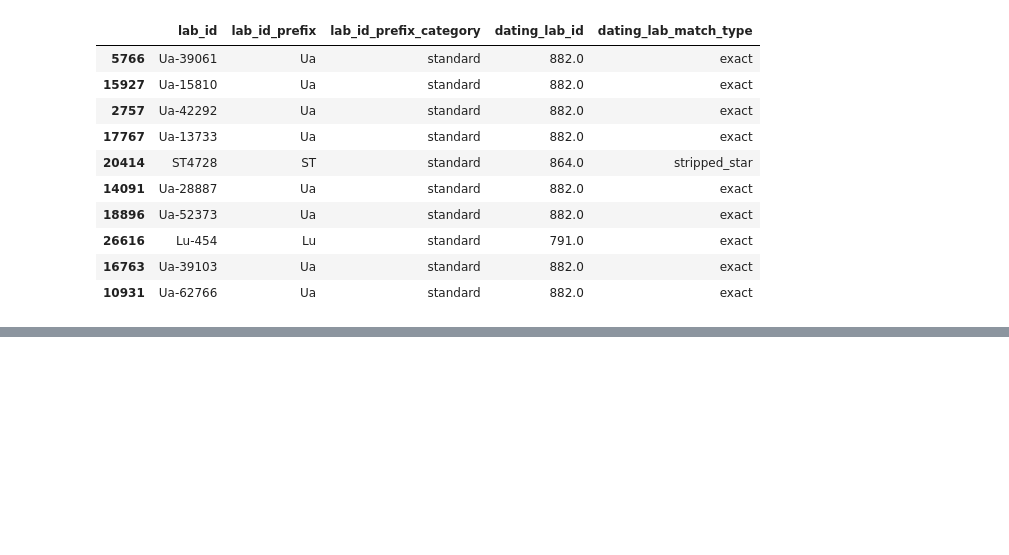
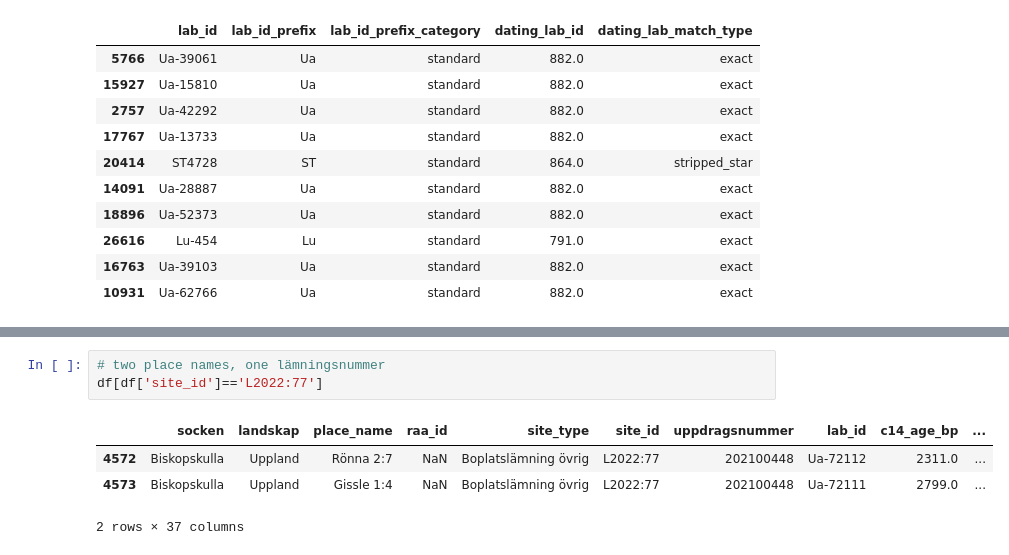
Before and after one commit to Br1CM/sead_strucke_data_cleaning, a Jupyter notebook: current/notebooks/exploration.ipynb, the cells around one changed output, grey strips where cells are left out. Drawn from its saved outputs; the diff is of its cells as text; blank space fills up the shorter version.

```diff
--- a/current/notebooks/exploration.ipynb
+++ b/current/notebooks/exploration.ipynb
@@ -1153,3 +1187,11 @@ df[["lab_id", "lab_id_prefix", "lab_id_prefix_category", "dating_lab_id", "datin
+# %%
+# two place names, one lämningsnummer
+df[df['site_id']=='L2022:77']
+# %% [output]
+|  | socken | landskap | place_name | raa_id | site_type | site_id | uppdragsnummer | lab_id | c14_age_bp | ... |
+| 4572 | Biskopskulla | Uppland | Rönna 2:7 | NaN | Boplatslämning övrig | L2022:77 | 202100448 | Ua-72112 | 2311.0 | ... |
+| 4573 | Biskopskulla | Uppland | Gissle 1:4 | NaN | Boplatslämning övrig | L2022:77 | 202100448 | Ua-72111 | 2799.0 | ... |
+2 rows × 37 columns
 # %% [markdown]
 ## Tasks To Be Done
 
```
Also changed, not shown: parts of 5 cells of this notebook, 1 other file.
